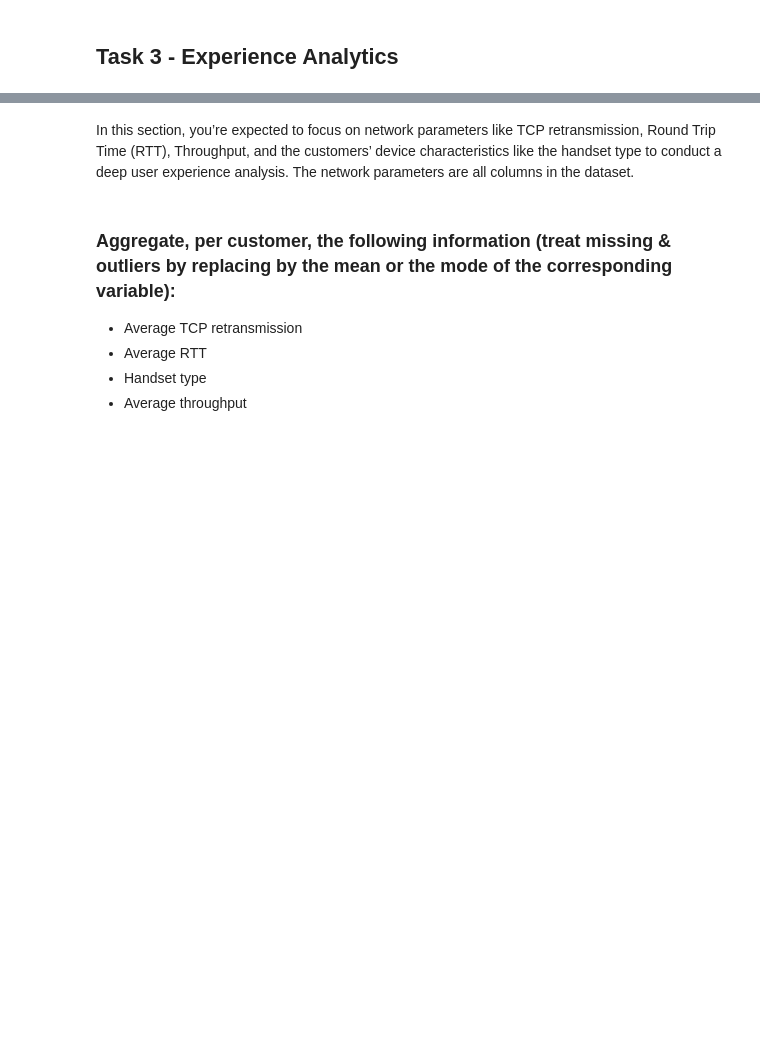
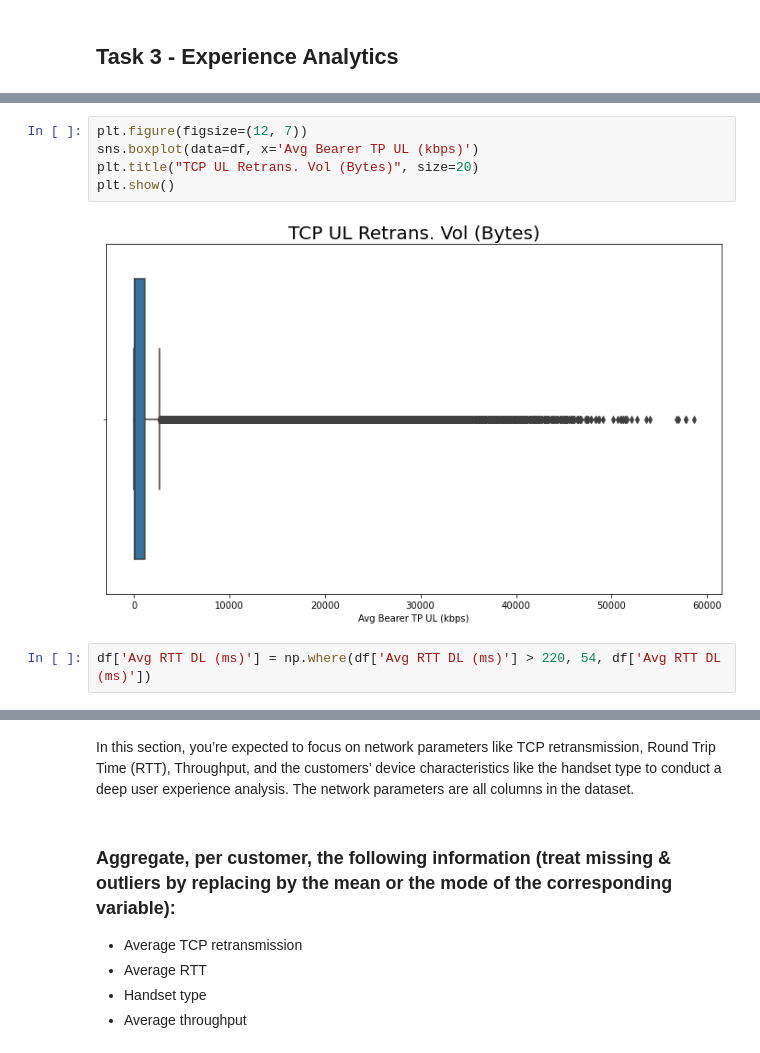
Before and after one commit to BirhanuGebisa/Telecom-User-Analytics, a Jupyter notebook: notebooks/Task3_Experience_Analytics.ipynb, the cells around one changed output, grey strips where cells are left out. Cells and saved outputs as stored; diff of their text form; blank space fills up the shorter version.

```diff
--- a/notebooks/Task3_Experience_Analytics.ipynb
+++ b/notebooks/Task3_Experience_Analytics.ipynb
@@ -2,0 +110,9 @@
+# %%
+plt.figure(figsize=(12, 7))
+sns.boxplot(data=df, x='Avg Bearer TP UL (kbps)')
+plt.title("TCP UL Retrans. Vol (Bytes)", size=20)
+plt.show()
+# %% [output]
+[figure, added]
+# %%
+df['Avg RTT DL (ms)'] = np.where(df['Avg RTT DL (ms)'] > 220, 54, df['Avg RTT DL (ms)'])
```
Also changed, not shown: parts of 14 cells of this notebook.
